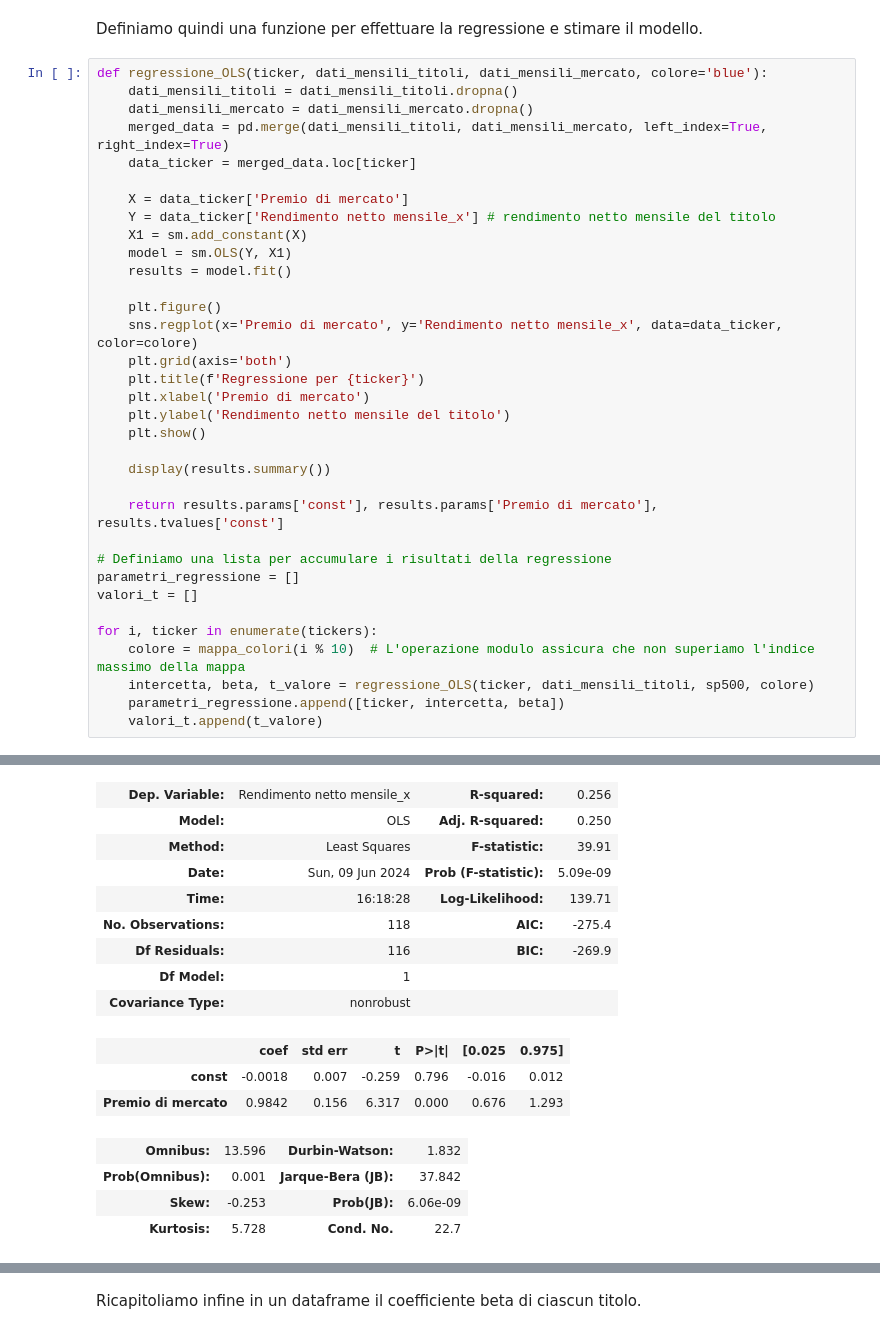
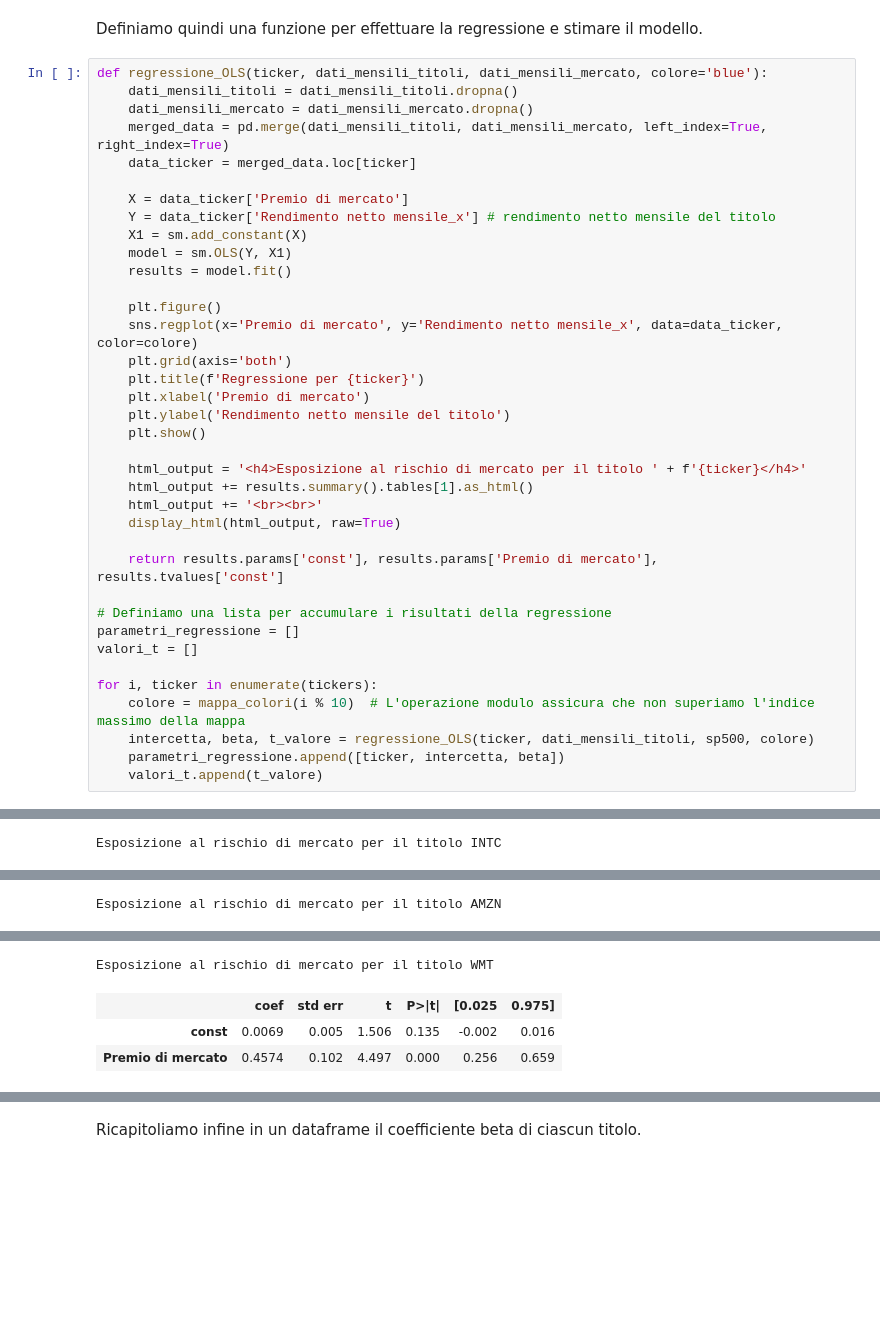
Before and after one commit to Pynci/business-intelligence, a Jupyter notebook: progetto/progetto.ipynb, the cells around one changed output, grey strips where cells are left out. Drawn from its saved outputs; the diff is of its cells as text; blank space fills up the shorter version.

Commit message:
Modificati gli output di CAPM e fama french

```diff
--- a/progetto/progetto.ipynb
+++ b/progetto/progetto.ipynb
@@ -766,7 +766,10 @@ def regressione_OLS(ticker, dati_mensili_titoli, dati_mensili_mercato, colore='b
     plt.ylabel('Rendimento netto mensile del titolo')
     plt.show()
 
-    display(results.summary())
+    html_output = '<h4>Esposizione al rischio di mercato per il titolo ' + f'{ticker}</h4>'
+    html_output += results.summary().tables[1].as_html()
+    html_output += '<br><br>'
+    display_html(html_output, raw=True)
 
     return results.params['const'], results.params['Premio di mercato'], results.tvalues['const']
 
@@ -794 +792,2 @@ OLS Regression Results
+Esposizione al rischio di mercato per il titolo INTC
 |  | coef | std err | t | P>|t| | [0.025 | 0.975] |
@@ -796,0 +797 @@ OLS Regression Results
+Esposizione al rischio di mercato per il titolo AMZN
@@ -805,16 +802,4 @@ OLS Regression Results
+Esposizione al rischio di mercato per il titolo WMT
-| Dep. Variable: | Rendimento netto mensile_x | R-squared: | 0.256 |
-| Model: | OLS | Adj. R-squared: | 0.250 |
-| Method: | Least Squares | F-statistic: | 39.91 |
-| Date: | Sun, 09 Jun 2024 | Prob (F-statistic): | 5.09e-09 |
-| Time: | 16:18:28 | Log-Likelihood: | 139.71 |
-| No. Observations: | 118 | AIC: | -275.4 |
-| Df Residuals: | 116 | BIC: | -269.9 |
-| Df Model: | 1 |  |  |
-| Covariance Type: | nonrobust |  |  |
+|  | coef | std err | t | P>|t| | [0.025 | 0.975] |
+| const | 0.0069 | 0.005 | 1.506 | 0.135 | -0.002 | 0.016 |
+| Premio di mercato | 0.4574 | 0.102 | 4.497 | 0.000 | 0.256 | 0.659 |
-|  | coef | std err | t | P>|t| | [0.025 | 0.975] |
-| const | -0.0018 | 0.007 | -0.259 | 0.796 | -0.016 | 0.012 |
-| Premio di mercato | 0.9842 | 0.156 | 6.317 | 0.000 | 0.676 | 1.293 |
-| Omnibus: | 13.596 | Durbin-Watson: | 1.832 |
-| Prob(Omnibus): | 0.001 | Jarque-Bera (JB): | 37.842 |
-| Skew: | -0.253 | Prob(JB): | 6.06e-09 |
-| Kurtosis: | 5.728 | Cond. No. | 22.7 |
```
Also changed, not shown: parts of 2 cells of this notebook.
